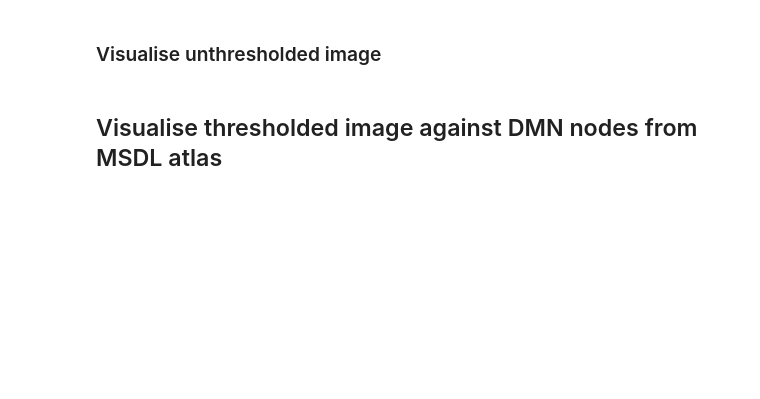
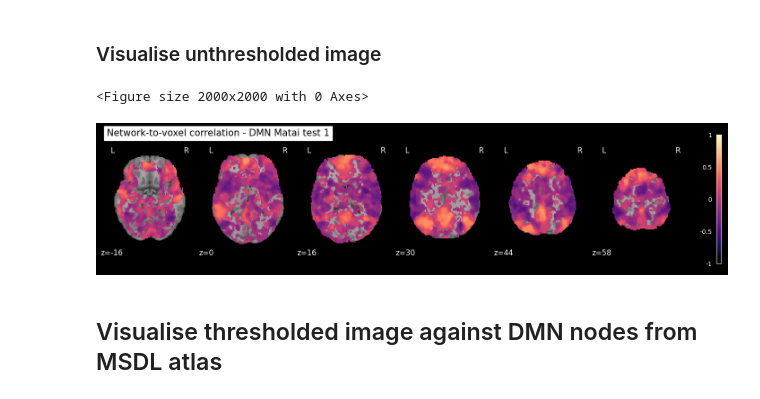
Before and after one commit to MataiMRI/intern_img_proc_workshop, a Jupyter notebook: intern_fmri_workshop.ipynb, the cells around one changed output. Cells and saved outputs as stored; diff of their text form; code cells hidden in the pictures; blank space fills up the shorter version.

```diff
--- a/intern_fmri_workshop.ipynb
+++ b/intern_fmri_workshop.ipynb
@@ -509,16 +606,19 @@ display.add_overlay(
 # %%
 fig = plt.figure(figsize=(20, 20))
 
-display = plotting.plot_stat_map(
+img = plotting.plot_stat_map(
     network_to_voxel_correlations_corrected_img,
     threshold=0,
     cut_coords=[-16, 0, 16, 30, 44, 58],
     display_mode="z",
     vmax=1,
     title=f"Network-to-voxel correlation - {ntwk} Matai test {subject}",
     cmap="magma",
     black_bg=True,
 )
+# %% [output]
+<Figure size 2000x2000 with 0 Axes>
+[figure, added]
 # %% [markdown]
 ## Visualise thresholded image against DMN nodes from MSDL atlas
 # %%
```
Also changed, not shown: parts of 26 cells of this notebook, 1 other file.
